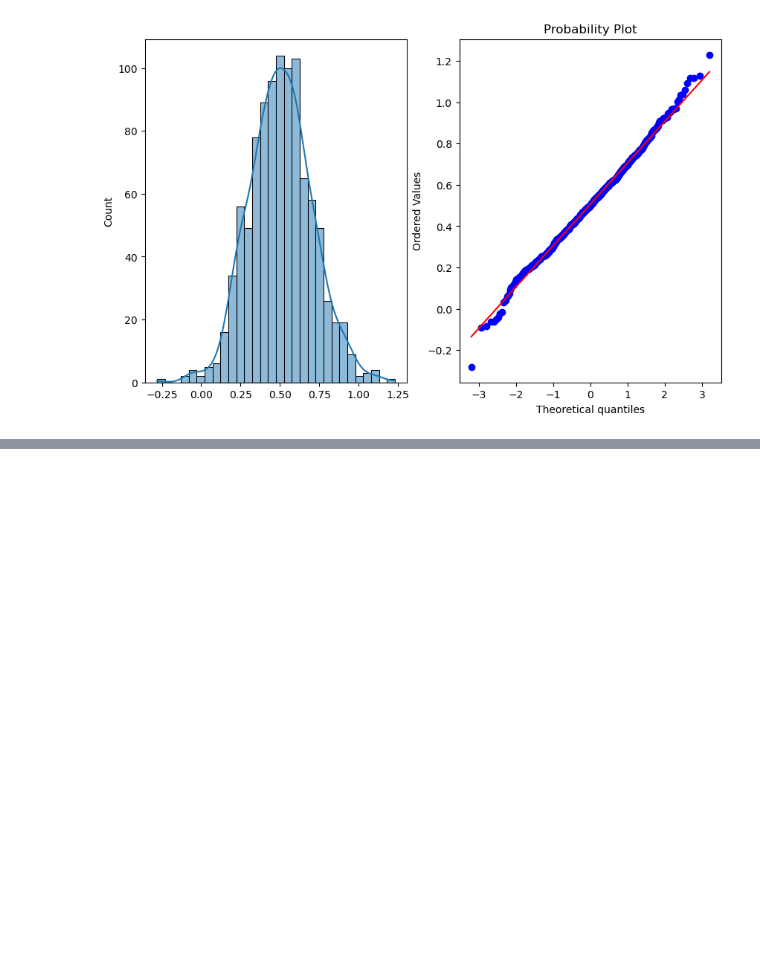
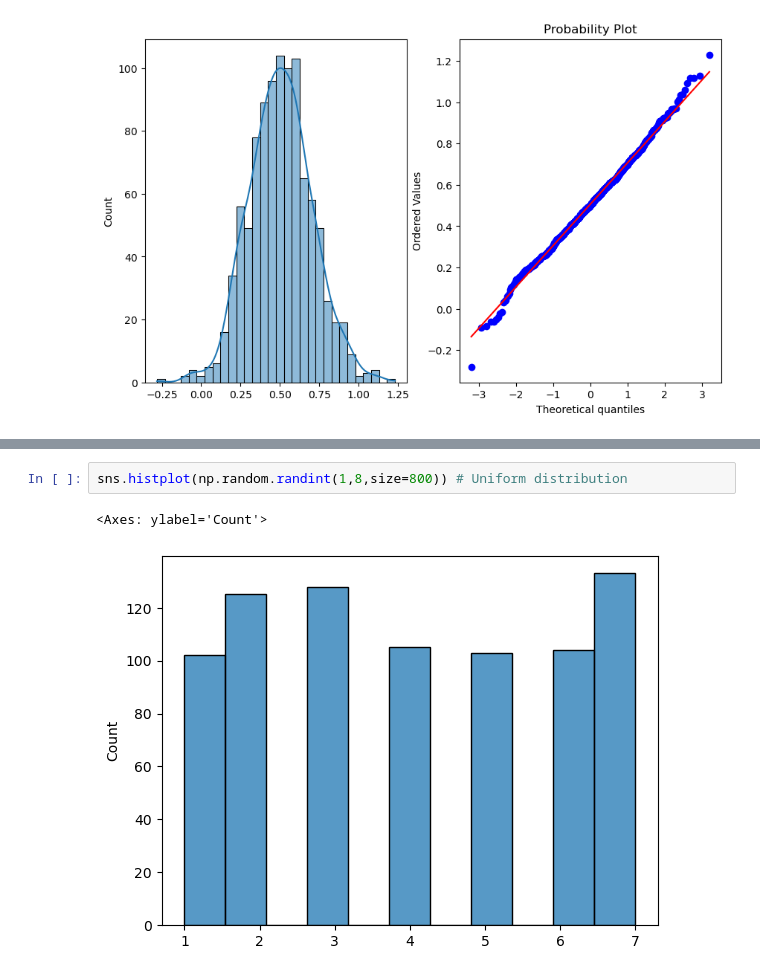
Before and after one commit to DeepjyotiBhattacharjee/Statistics-for-Data-Science, a Jupyter notebook: Stats 2.ipynb, the cells around one changed output, grey strips where cells are left out. Saved outputs shown, nothing was run; the diff lists cells and outputs as text; blank space fills up the shorter version.

```diff
--- a/Stats 2.ipynb
+++ b/Stats 2.ipynb
@@ -210,0 +281,5 @@ plot_data(normal_distributed_data)
+# %%
+sns.histplot(np.random.randint(1,8,size=800)) # Uniform distribution
+# %% [output]
+<Axes: ylabel='Count'>
+[figure, added]
```
Also changed, not shown: parts of 7 cells of this notebook.
